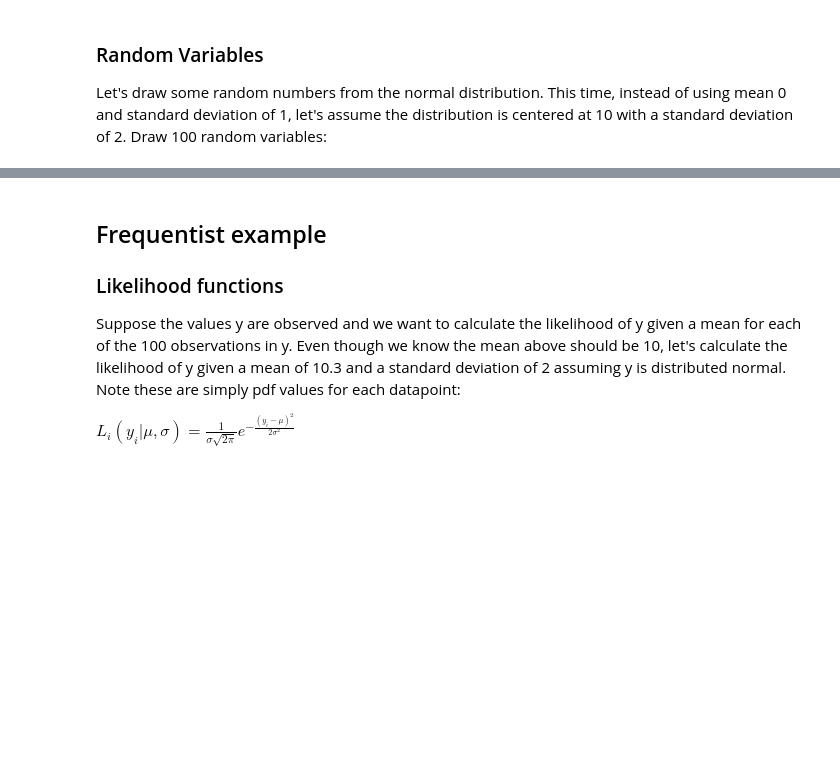
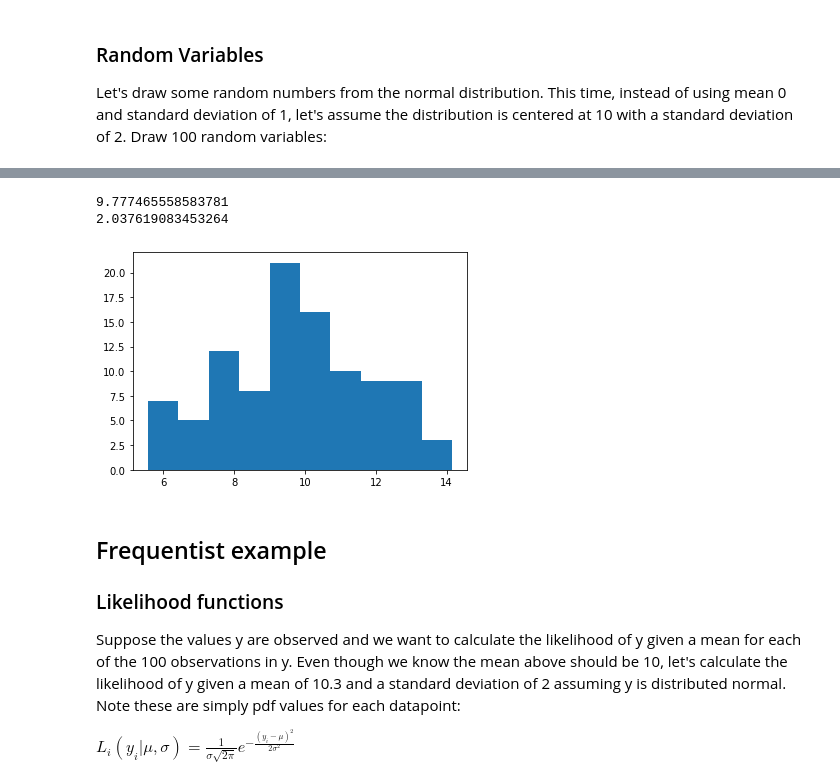
Before and after one commit to BillXSY/VE414, a Jupyter notebook: Demo-02-Blank.ipynb, the cells around one changed output, grey strips where cells are left out. Drawn from its saved outputs; the diff is of its cells as text; code cells hidden in the pictures; blank space fills up the shorter version.

```diff
--- a/Demo-02-Blank.ipynb
+++ b/Demo-02-Blank.ipynb
@@ -60,3 +73,13 @@ print(y)
+# %%
+##Stats & plots
+print(np.mean(y))
+print(np.std(y))
+plt.hist(y,bins=10)
+plt.show()
+# %% [output]
+9.777465558583781
+2.037619083453264
+[figure, added]
 # %% [markdown]
 ## Frequentist example
 ### Likelihood functions
```
Also changed, not shown: parts of 8 cells of this notebook.
